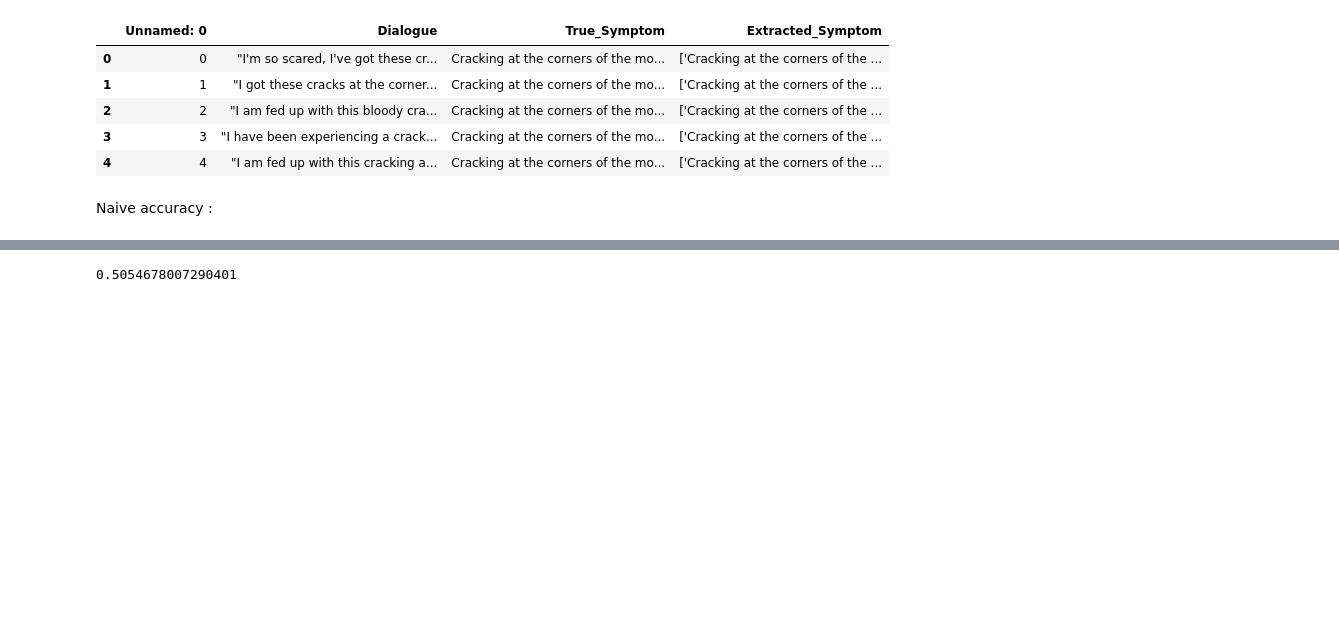
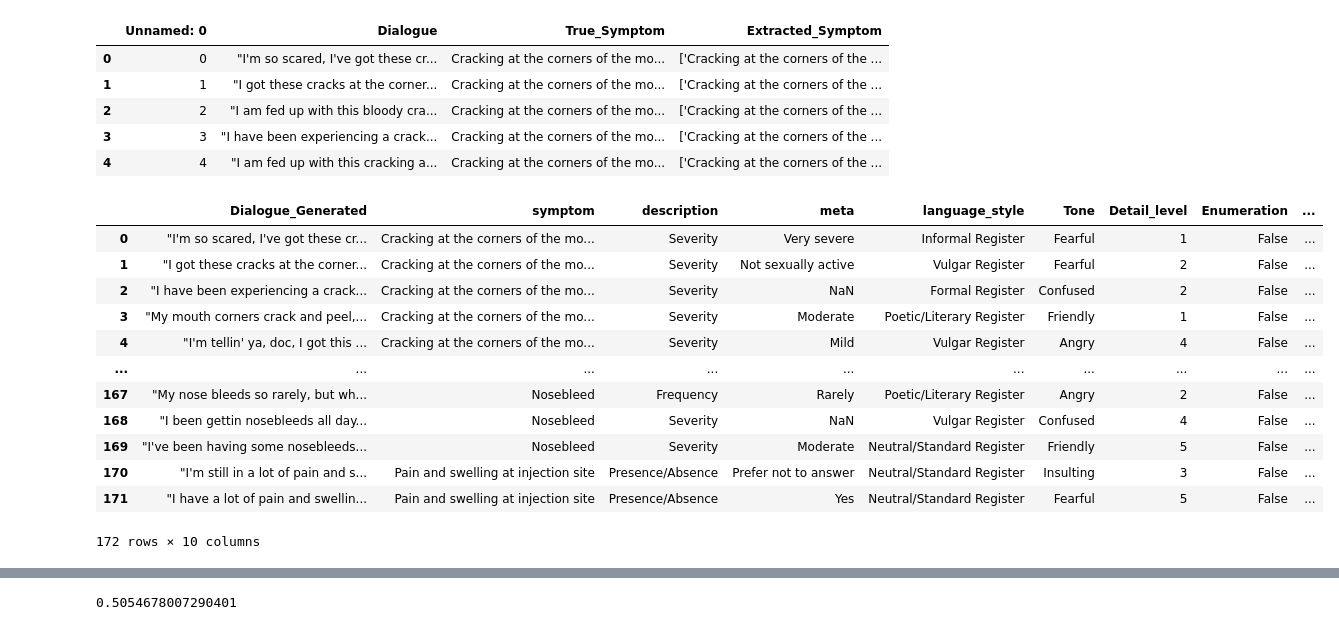
Before and after one commit to ayalaajil/MDS_Project_Mima, a Jupyter notebook: clean_code/notebook.ipynb, the cells around one changed output, grey strips where cells are left out. Drawn from its saved outputs; the diff is of its cells as text; code cells hidden in the pictures; blank space fills up the shorter version.

```diff
--- a/clean_code/notebook.ipynb
+++ b/clean_code/notebook.ipynb
@@ -230,5 +207,21 @@ df_results.head(5)
 | 2 | 2 | "I am fed up with this bloody cra... | Cracking at the corners of the mo... | ['Cracking at the corners of the ... |
 | 3 | 3 | "I have been experiencing a crack... | Cracking at the corners of the mo... | ['Cracking at the corners of the ... |
 | 4 | 4 | "I am fed up with this cracking a... | Cracking at the corners of the mo... | ['Cracking at the corners of the ... |
-# %% [markdown]
-Naive accuracy :
+# %%
+df_explicit_symptom = df[df['Explicit_symptom']==True]
+df_explicit_symptom = df_explicit_symptom.reset_index(drop=True)
+df_explicit_symptom
+# %% [output]
+|  | Dialogue_Generated | symptom | description | meta | language_style | Tone | Detail_level | Enumeration | ... |
+| 0 | "I'm so scared, I've got these cr... | Cracking at the corners of the mo... | Severity | Very severe | Informal Register | Fearful | 1 | False | ... |
+| 1 | "I got these cracks at the corner... | Cracking at the corners of the mo... | Severity | Not sexually active | Vulgar Register | Fearful | 2 | False | ... |
+| 2 | "I have been experiencing a crack... | Cracking at the corners of the mo... | Severity | NaN | Formal Register | Confused | 2 | False | ... |
+| 3 | "My mouth corners crack and peel,... | Cracking at the corners of the mo... | Severity | Moderate | Poetic/Literary Register | Friendly | 1 | False | ... |
+| 4 | "I'm tellin' ya, doc, I got this ... | Cracking at the corners of the mo... | Severity | Mild | Vulgar Register | Angry | 4 | False | ... |
+| ... | ... | ... | ... | ... | ... | ... | ... | ... | ... |
+| 167 | "My nose bleeds so rarely, but wh... | Nosebleed | Frequency | Rarely | Poetic/Literary Register | Angry | 2 | False | ... |
+| 168 | "I been gettin nosebleeds all day... | Nosebleed | Severity | NaN | Vulgar Register | Confused | 4 | False | ... |
+| 169 | "I've been having some nosebleeds... | Nosebleed | Severity | Moderate | Neutral/Standard Register | Friendly | 5 | False | ... |
+| 170 | "I'm still in a lot of pain and s... | Pain and swelling at injection site | Presence/Absence | Prefer not to answer | Neutral/Standard Register | Insulting | 3 | False | ... |
+| 171 | "I have a lot of pain and swellin... | Pain and swelling at injection site | Presence/Absence | Yes | Neutral/Standard Register | Fearful | 5 | False | ... |
+172 rows × 10 columns
```
Also changed, not shown: parts of 18 cells of this notebook, 3 other files.
